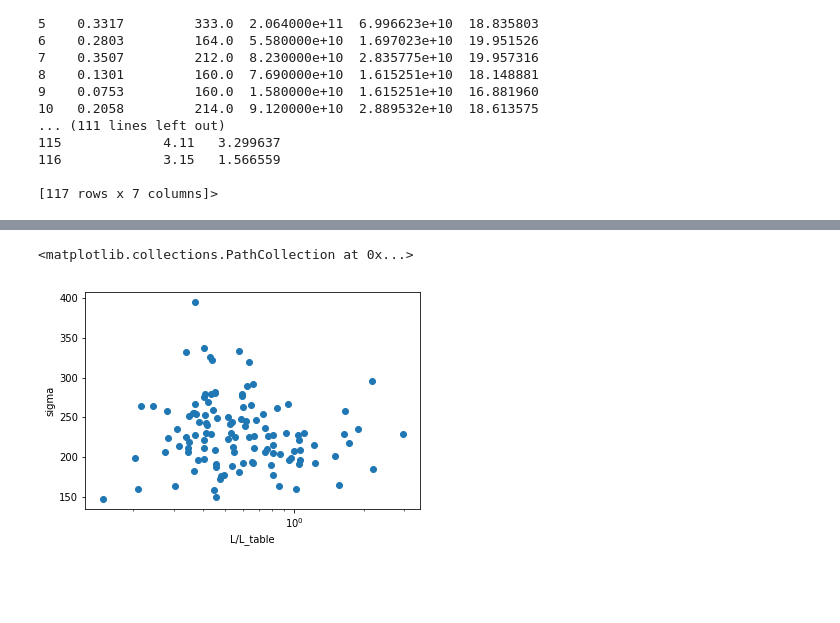
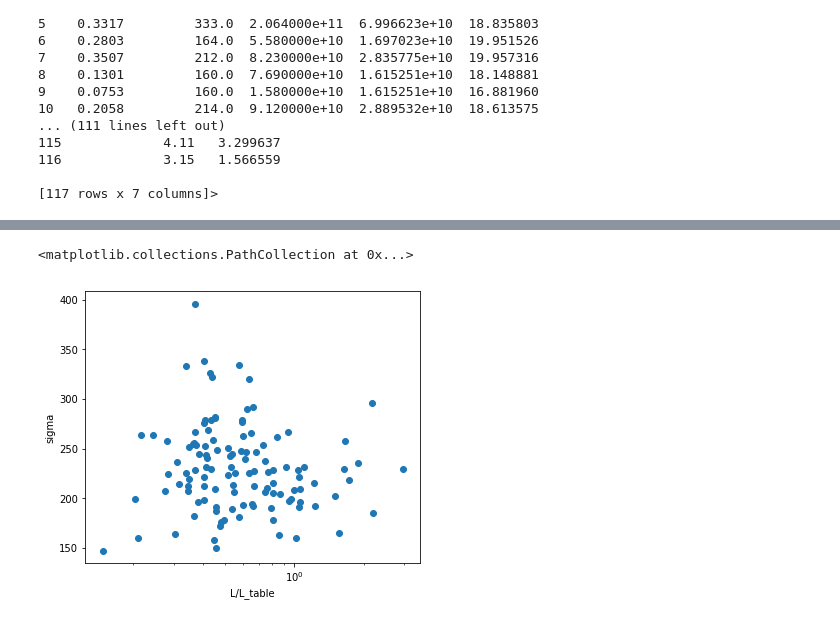
Before and after one commit to JimenaGonzalez/Simulations-Double-Source-Gravitational-Lensing, a Jupyter notebook: Fundamental Plane.ipynb, the cells around one changed output, grey strips where cells are left out. Cells and saved outputs as stored; diff of their text form; code cells hidden in the pictures; blank space fills up the shorter version.

```diff
--- a/Fundamental Plane.ipynb
+++ b/Fundamental Plane.ipynb
@@ -200,8 +204,9 @@ plt.scatter(L_plot,z_plot)
 # %%
+plt.figure(figsize=(6,5))
 plt.xlabel("L/L_table")
 plt.ylabel("sigma")
 plt.xscale('log')
 plt.scatter(L_plot,sigma_plot)
 # %% [output]
 <matplotlib.collections.PathCollection at 0x...>
-[figure, old version]
+[figure, new version]
```
Also changed, not shown: parts of 4 cells of this notebook.
